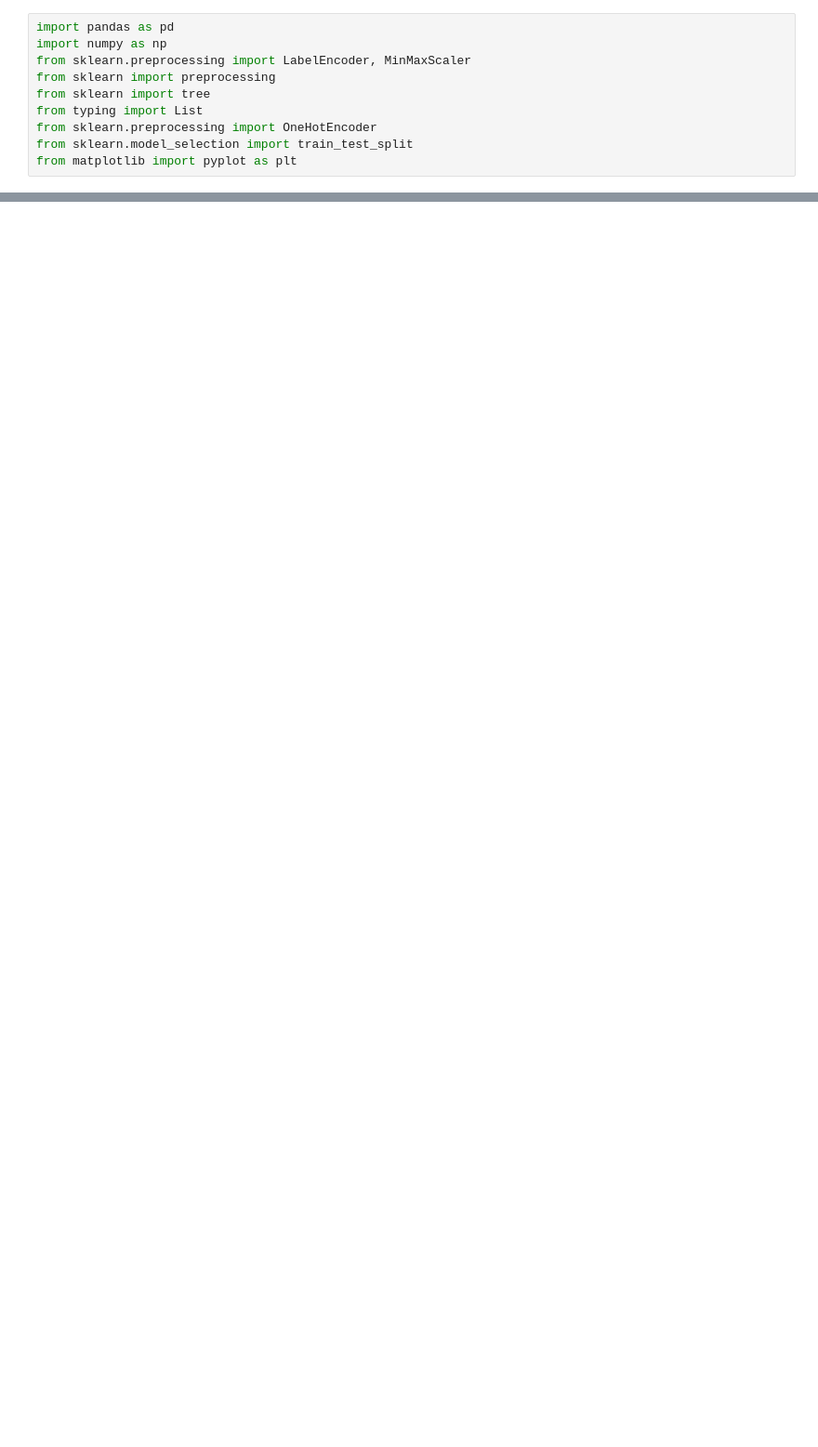
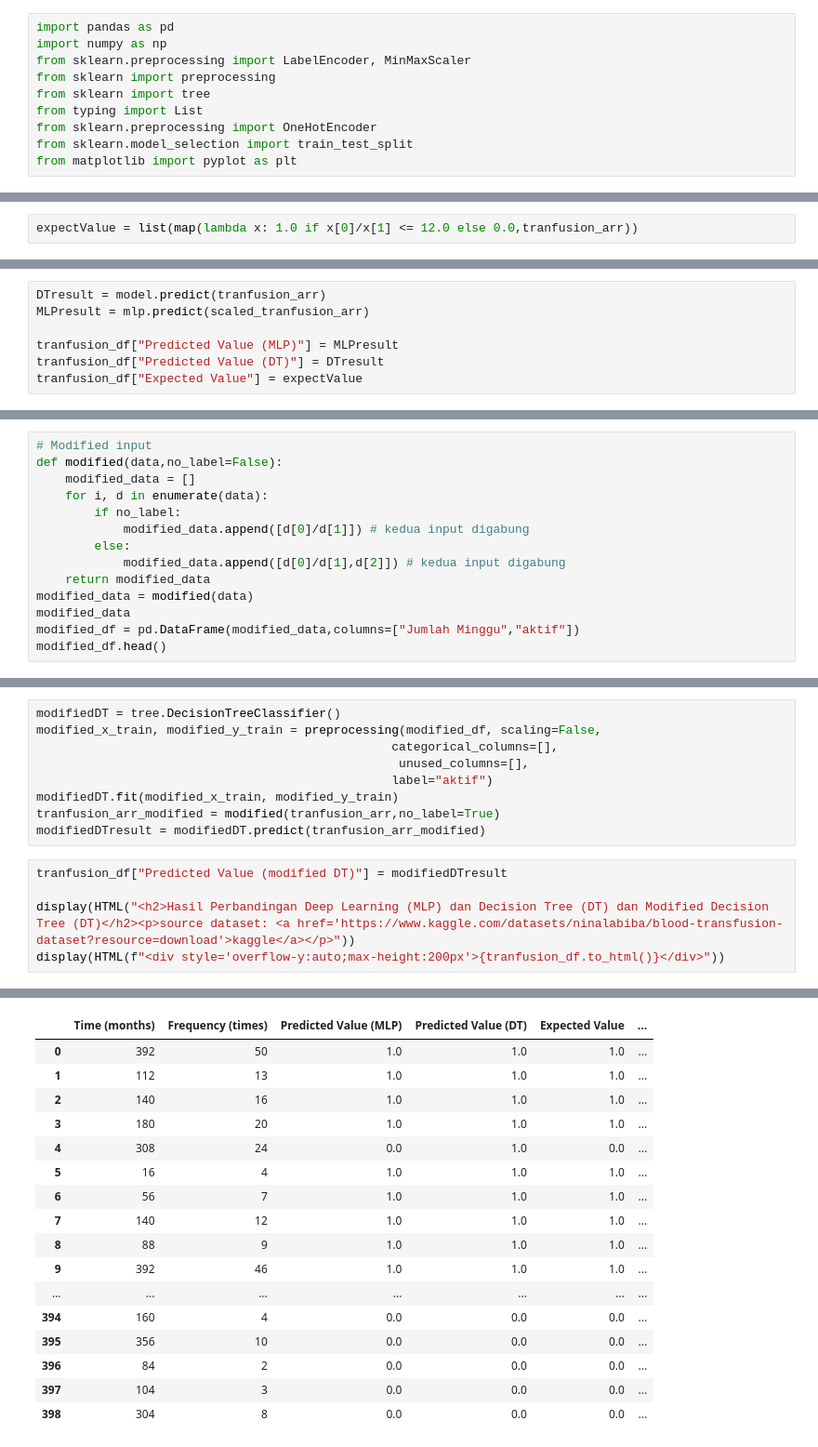
Before and after one commit to JohansenJunias20/blood-donation, a Jupyter notebook: model/train.ipynb, the cells around one changed output, grey strips where cells are left out. Shown at 93% size. Saved outputs shown, nothing was run; the diff lists cells and outputs as text; blank space fills up the shorter version.

Commit message:
decision tree done

```diff
--- a/model/train.ipynb
+++ b/model/train.ipynb
@@ -169,0 +237,2 @@ array([0.])
+# %%
+expectValue = list(map(lambda x: 1.0 if x[0]/x[1] <= 12.0 else 0.0,tranfusion_arr))
@@ -169,0 +241,7 @@ array([0.])
+# %%
+DTresult = model.predict(tranfusion_arr)
+MLPresult = mlp.predict(scaled_tranfusion_arr)
+
+tranfusion_df["Predicted Value (MLP)"] = MLPresult
+tranfusion_df["Predicted Value (DT)"] = DTresult
+tranfusion_df["Expected Value"] = expectValue
@@ -169,0 +273,14 @@ array([0.])
+# %%
+# Modified input
+def modified(data,no_label=False):
+    modified_data = []
+    for i, d in enumerate(data):
+        if no_label:
+            modified_data.append([d[0]/d[1]]) # kedua input digabung
+        else:
+            modified_data.append([d[0]/d[1],d[2]]) # kedua input digabung
+    return modified_data
+modified_data = modified(data)
+modified_data
+modified_df = pd.DataFrame(modified_data,columns=["Jumlah Minggu","aktif"])
+modified_df.head()
@@ -169,0 +294,15 @@ array([0.])
+# %%
+modifiedDT = tree.DecisionTreeClassifier()
+modified_x_train, modified_y_train = preprocessing(modified_df, scaling=False,
+                                                 categorical_columns=[],
+                                                  unused_columns=[],
+                                                 label="aktif")
+modifiedDT.fit(modified_x_train, modified_y_train)
+tranfusion_arr_modified = modified(tranfusion_arr,no_label=True)
+modifiedDTresult = modifiedDT.predict(tranfusion_arr_modified)
+# %%
+tranfusion_df["Predicted Value (modified DT)"] = modifiedDTresult
+
+display(HTML("<h2>Hasil Perbandingan Deep Learning (MLP) dan Decision Tree (DT) dan Modified Decision Tree (DT)</h2><p>source dataset: <a href='https://www.kaggle.com/datasets/ninalabiba/blood-transfusion-dataset?resource=download'>kaggle</a></p>"))
+display(HTML(f"<div style='overflow-y:auto;max-height:200px'>{tranfusion_df.to_html()}</div>"))
+# %% [output]
@@ -170,3 +311,20 @@ array([0.])
+|  | Time (months) | Frequency (times) | Predicted Value (MLP) | Predicted Value (DT) | Expected Value | ... |
+| 0 | 392 | 50 | 1.0 | 1.0 | 1.0 | ... |
+| 1 | 112 | 13 | 1.0 | 1.0 | 1.0 | ... |
+| 2 | 140 | 16 | 1.0 | 1.0 | 1.0 | ... |
+| 3 | 180 | 20 | 1.0 | 1.0 | 1.0 | ... |
+| 4 | 308 | 24 | 0.0 | 1.0 | 0.0 | ... |
+| 5 | 16 | 4 | 1.0 | 1.0 | 1.0 | ... |
+| 6 | 56 | 7 | 1.0 | 1.0 | 1.0 | ... |
+| 7 | 140 | 12 | 1.0 | 1.0 | 1.0 | ... |
+| 8 | 88 | 9 | 1.0 | 1.0 | 1.0 | ... |
+| 9 | 392 | 46 | 1.0 | 1.0 | 1.0 | ... |
+| ... | ... | ... | ... | ... | ... | ... |
+| 394 | 160 | 4 | 0.0 | 0.0 | 0.0 | ... |
+| 395 | 356 | 10 | 0.0 | 0.0 | 0.0 | ... |
+| 396 | 84 | 2 | 0.0 | 0.0 | 0.0 | ... |
+| 397 | 104 | 3 | 0.0 | 0.0 | 0.0 | ... |
+| 398 | 304 | 8 | 0.0 | 0.0 | 0.0 | ... |
 # %%
 # fig = plt.figure(figsize=(25,20))
 # _ = tree.plot_tree(model,
```
Also changed, not shown: parts of 20 cells of this notebook, 14 other files.
